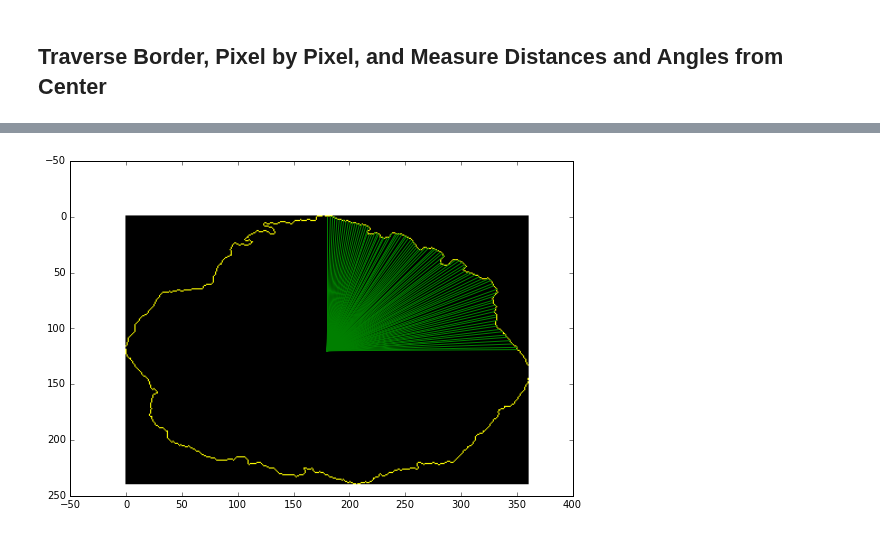
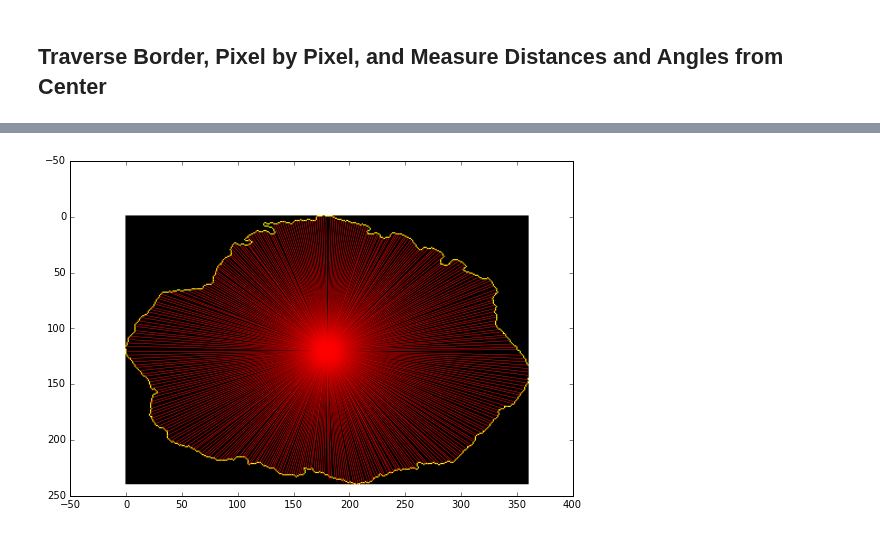
Before and after one commit to alexgustafson/BATests, a Jupyter notebook: Calculate Border Irregularity.ipynb, the cells around one changed output, grey strips where cells are left out. Drawn from its saved outputs; the diff is of its cells as text; code cells hidden in the pictures.

```diff
--- a/Calculate Border Irregularity.ipynb
+++ b/Calculate Border Irregularity.ipynb
@@ -80,41 +77,75 @@ ax.imshow(boundary,cmap='Greys_r' )
 from math import atan2, degrees, sqrt
 ranges = []
 center = (int(rotated.shape[0]/2), int(rotated.shape[1]/2))
 
-for i in range(90):
+for i in range(0, 90):
     value = 100
     dx = 0;
     dy = 0;
     while value > 0.0 and dx < center[1] and dy < center[0]:
 
         if degrees(atan2(dy, dx)) > i:
             dx += 1
         else:
             dy += 1
 
         value = rotated[center[0]-dy,center[1]+dx]
         distance = sqrt(dx*dx + dy*dy)
 
-    ranges.append({'distance':distance, 'angle': i, 'point': (dx, dy)})
-    ax.plot((center[1], center[1]+dx), (center[0], center[0] - dy), '-g', linewidth=1)
+    ranges.append({'distance':distance, 'angle': i, 'point': (center[1]+dx, center[0]-dy)})
+    ax.plot((center[1], center[1]+dx), (center[0], center[0] - dy), '-r', linewidth=0.5)
 
-for i in range(90):
+for i in range(90, 180):
     value = 100
     dx = 0;
     dy = 0;
-    while value > 0.0 and dx > -center[1] and dy < center[0]:
+    while value > 0.0 and dx < center[1] and dy < center[0]:
 
-        if degrees(atan2(dy, dx)) > i+90:
-            dx -= 1
+        if degrees(atan2(dy, -dx)) < i:
+            dx += 1
         else:
             dy += 1
 
-        value = rotated[center[0]-dy,center[1]+dx]
+        value = rotated[center[0]-dy,center[1]-dx]
         distance = sqrt(dx*dx + dy*dy)
 
-    ranges.append({'distance':distance, 'angle': i, 'point': (dx, dy)})
-    ax.plot((center[1], center[1]+dx), (center[0], center[0] - dy), '-g', linewidth=1)
+    ranges.append({'distance':distance, 'angle': i, 'point': (center[1]-dx, center[0]-dy)})
+    ax.plot((center[1], center[1] - dx), (center[0], center[0] - dy), '-r', linewidth=0.5)
+
+for i in range(180, 270):
+    value = 100
+    dx = 0;
+    dy = 0;
+    while value > 0.0 and dx < center[1] and dy < center[0]:
+        angle = 180 + degrees( atan2(dy, dx))
+        if angle > i:
+            dx += 1
+        else:
+            dy += 1
+
+        value = rotated[center[0]+dy,center[1]-dx]
+        distance = sqrt(dx*dx + dy*dy)
+
+    ranges.append({'distance':distance, 'angle': i, 'point': (center[1]-dx, center[0]+dy)})
+    ax.plot((center[1], center[1] - dx), (center[0], center[0] + dy), '-r', linewidth=0.5)
+
+for i in range(270, 360):
+    value = 100
+    dx = 0;
+    dy = 0;
+    while value > 0.0 and dx < center[1] and dy < center[0]:
+        value = rotated[center[0] + dy, center[1] + dx]
+        distance = sqrt(dx * dx + dy * dy)
+        angle = 180 + degrees( atan2(dy, -dx))
+        if angle < i:
+            dx += 1
+        else:
+            dy += 1
+
+    ranges.append({'distance':distance, 'angle': i, 'point': (center[1]+dx, center[0]+dy)})
+    ax.plot((center[1], center[1] + dx), (center[0], center[0] + dy), '-r', linewidth=0.5)
+
 
 show()
 # %% [output]
-[figure, old version]
+[figure, new version]
```
Also changed, not shown: parts of 1 cell of this notebook.
